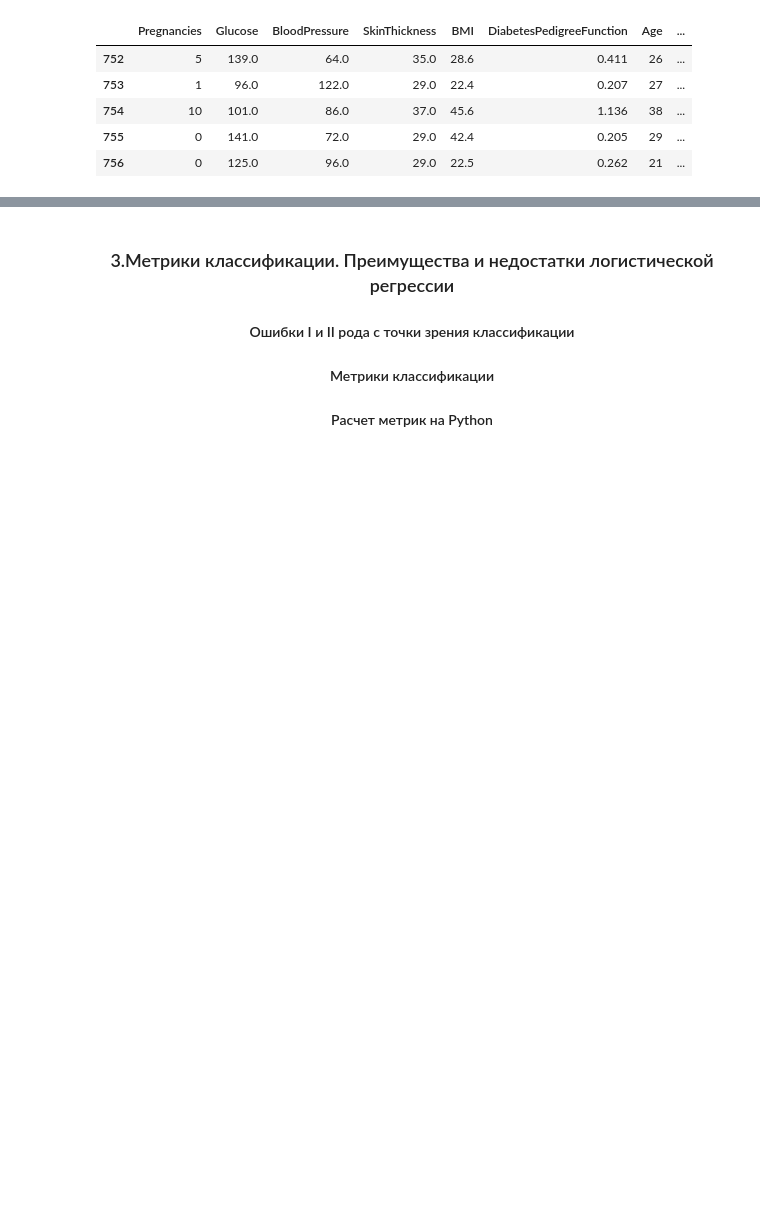
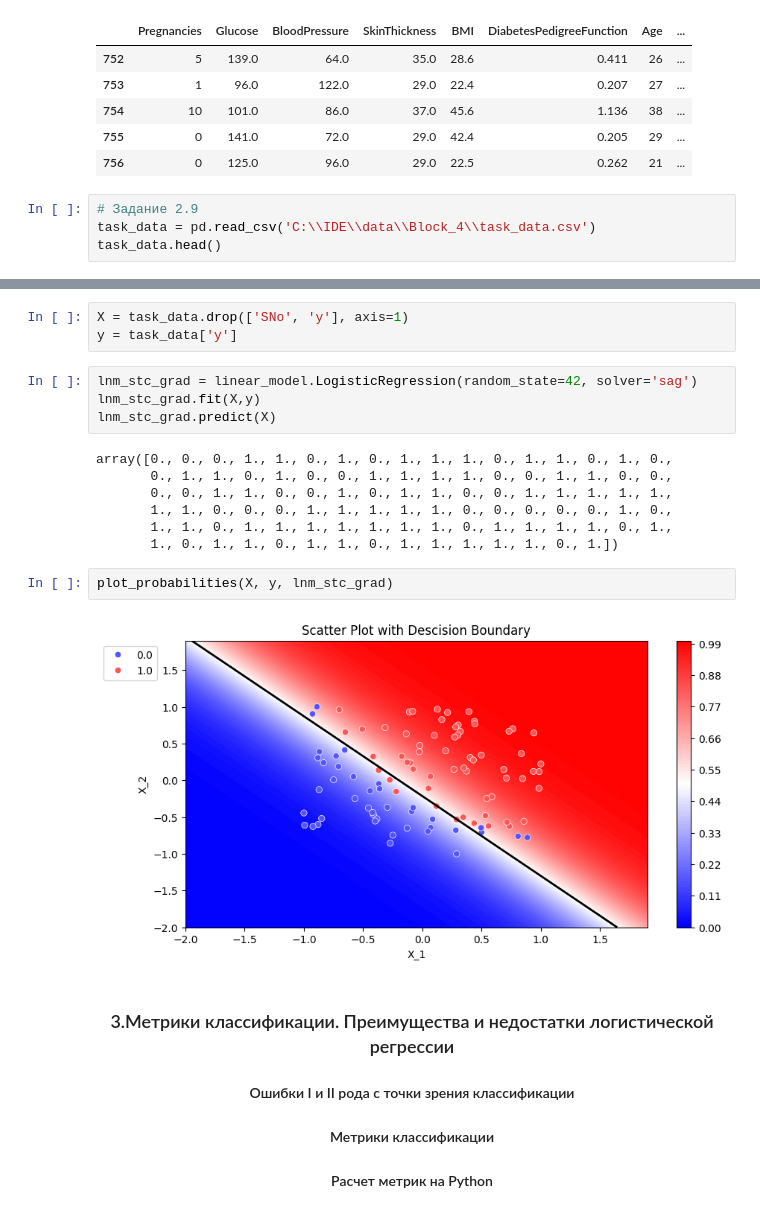
Before and after one commit to Kagemushe/sf_data_science, a Jupyter notebook: Block_4/Block_4_3.ipynb, the cells around one changed output, grey strips where cells are left out. Drawn from its saved outputs; the diff is of its cells as text; blank space fills up the shorter version.

```diff
--- a/Block_4/Block_4_3.ipynb
+++ b/Block_4/Block_4_3.ipynb
@@ -155,3 +155,7 @@ X_temp.tail()
 | 754 | 10 | 101.0 | 86.0 | 37.0 | 45.6 | 1.136 | 38 | ... |
 | 755 | 0 | 141.0 | 72.0 | 29.0 | 42.4 | 0.205 | 29 | ... |
 | 756 | 0 | 125.0 | 96.0 | 29.0 | 22.5 | 0.262 | 21 | ... |
+# %%
+# Задание 2.9
+task_data = pd.read_csv('C:\\IDE\\data\\Block_4\\task_data.csv')
+task_data.head()
@@ -158,3 +169,21 @@ X_temp.tail()
+# %%
+X = task_data.drop(['SNo', 'y'], axis=1)
+y = task_data['y']
+# %%
+lnm_stc_grad = linear_model.LogisticRegression(random_state=42, solver='sag')
+lnm_stc_grad.fit(X,y)
+lnm_stc_grad.predict(X)
+# %% [output]
+array([0., 0., 0., 1., 1., 0., 1., 0., 1., 1., 1., 0., 1., 1., 0., 1., 0.,
+       0., 1., 1., 0., 1., 0., 0., 1., 1., 1., 1., 0., 0., 1., 1., 0., 0.,
+       0., 0., 1., 1., 0., 0., 1., 0., 1., 1., 0., 0., 1., 1., 1., 1., 1.,
+       1., 1., 0., 0., 0., 1., 1., 1., 1., 1., 0., 0., 0., 0., 0., 1., 0.,
+       1., 1., 0., 1., 1., 1., 1., 1., 1., 1., 0., 1., 1., 1., 1., 0., 1.,
+       1., 0., 1., 1., 0., 1., 1., 0., 1., 1., 1., 1., 1., 0., 1.])
+# %%
+plot_probabilities(X, y, lnm_stc_grad)
+# %% [output]
+[figure, added]
 # %% [markdown]
 ### <center>3.Метрики классификации. Преимущества и недостатки логистической регрессии<center>
 #### <center>Ошибки I и II рода с точки зрения классификации<center>
```
Also changed, not shown: parts of 6 cells of this notebook.
